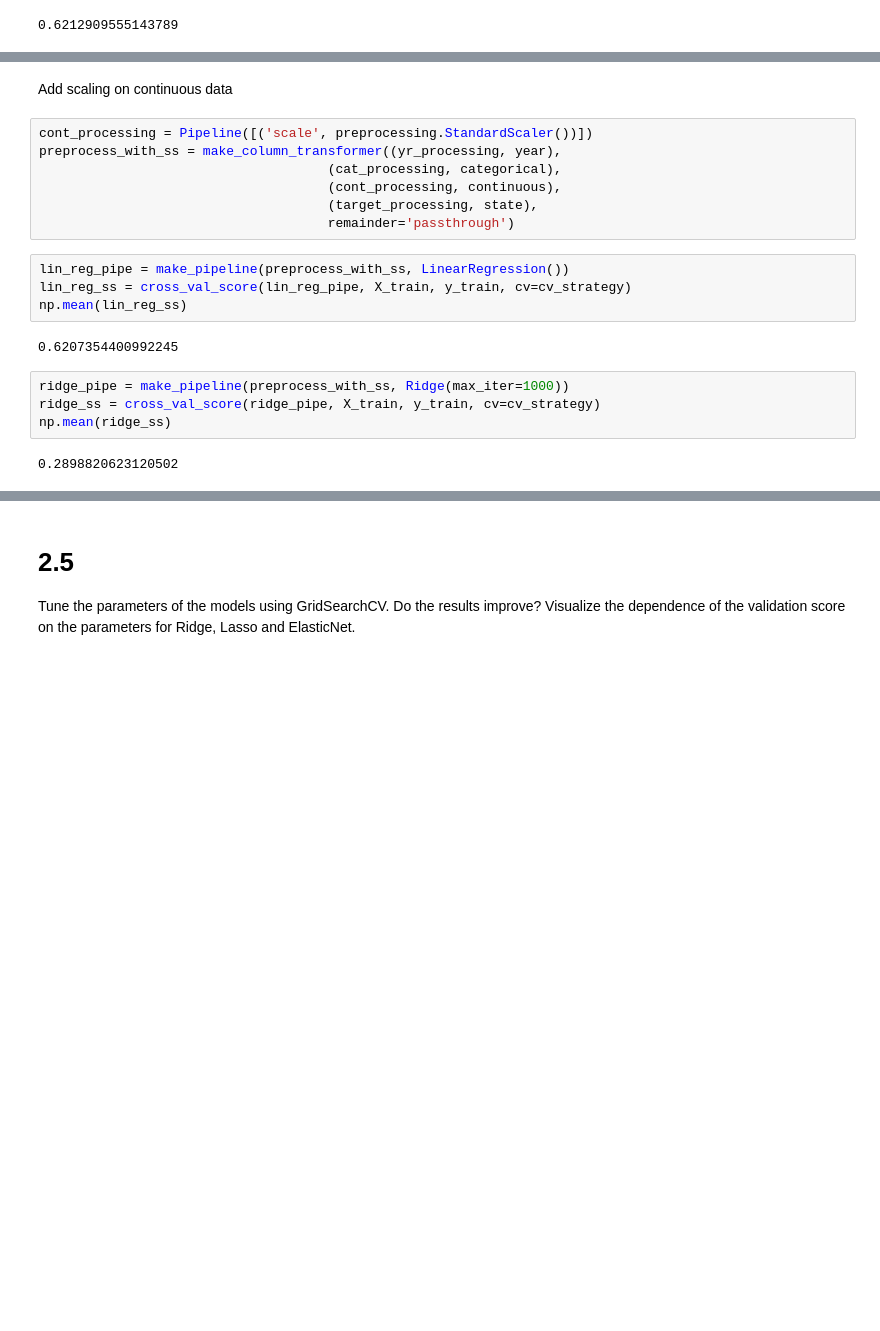
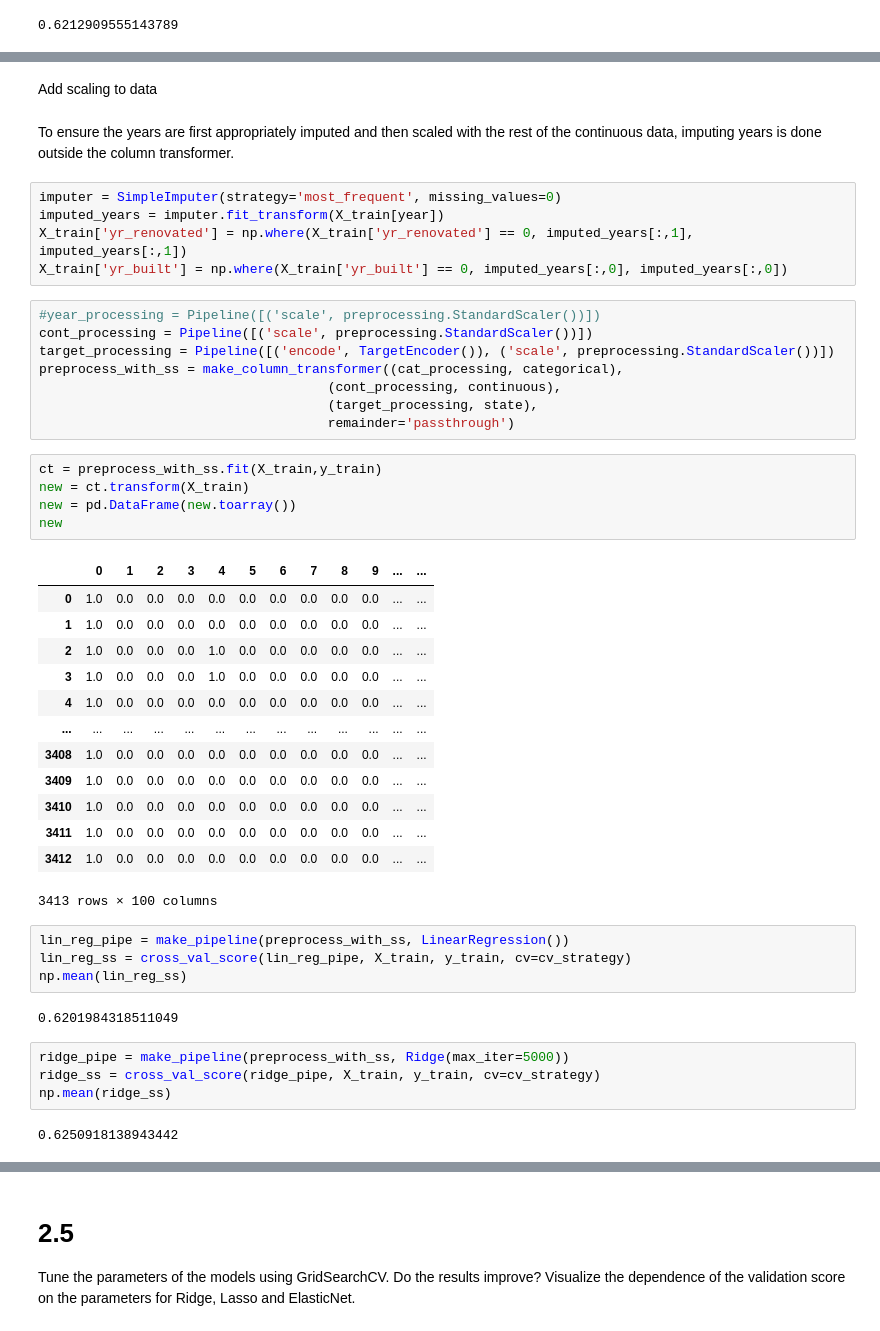
Before and after one commit to dsikka/Applied_ML, a Jupyter notebook: HW2/HW2_Task2.ipynb, the cells around one changed output, grey strips where cells are left out. Drawn from its saved outputs; the diff is of its cells as text; blank space fills up the shorter version.

```diff
--- a/HW2/HW2_Task2.ipynb
+++ b/HW2/HW2_Task2.ipynb
@@ -195,22 +197,49 @@ np.mean(en)
 # %% [markdown]
-Add scaling on continuous data
+Add scaling to data
+# %% [markdown]
+To ensure the years are first appropriately imputed and then scaled with the rest of the continuous data, imputing years is done outside the column transformer.
+# %%
+imputer = SimpleImputer(strategy='most_frequent', missing_values=0)
+imputed_years = imputer.fit_transform(X_train[year])
+X_train['yr_renovated'] = np.where(X_train['yr_renovated'] == 0, imputed_years[:,1], imputed_years[:,1])
+X_train['yr_built'] = np.where(X_train['yr_built'] == 0, imputed_years[:,0], imputed_years[:,0])
 # %%
+#year_processing = Pipeline([('scale', preprocessing.StandardScaler())])
 cont_processing = Pipeline([('scale', preprocessing.StandardScaler())])
-preprocess_with_ss = make_column_transformer((yr_processing, year),
-                                     (cat_processing, categorical),
+target_processing = Pipeline([('encode', TargetEncoder()), ('scale', preprocessing.StandardScaler())])
+preprocess_with_ss = make_column_transformer((cat_processing, categorical),
                                      (cont_processing, continuous),
                                      (target_processing, state),
                                      remainder='passthrough')
+# %%
+ct = preprocess_with_ss.fit(X_train,y_train)
+new = ct.transform(X_train)
+new = pd.DataFrame(new.toarray())
+new
+# %% [output]
+|  | 0 | 1 | 2 | 3 | 4 | 5 | 6 | 7 | 8 | 9 | ... | ... |
+| 0 | 1.0 | 0.0 | 0.0 | 0.0 | 0.0 | 0.0 | 0.0 | 0.0 | 0.0 | 0.0 | ... | ... |
+| 1 | 1.0 | 0.0 | 0.0 | 0.0 | 0.0 | 0.0 | 0.0 | 0.0 | 0.0 | 0.0 | ... | ... |
+| 2 | 1.0 | 0.0 | 0.0 | 0.0 | 1.0 | 0.0 | 0.0 | 0.0 | 0.0 | 0.0 | ... | ... |
+| 3 | 1.0 | 0.0 | 0.0 | 0.0 | 1.0 | 0.0 | 0.0 | 0.0 | 0.0 | 0.0 | ... | ... |
+| 4 | 1.0 | 0.0 | 0.0 | 0.0 | 0.0 | 0.0 | 0.0 | 0.0 | 0.0 | 0.0 | ... | ... |
+| ... | ... | ... | ... | ... | ... | ... | ... | ... | ... | ... | ... | ... |
+| 3408 | 1.0 | 0.0 | 0.0 | 0.0 | 0.0 | 0.0 | 0.0 | 0.0 | 0.0 | 0.0 | ... | ... |
+| 3409 | 1.0 | 0.0 | 0.0 | 0.0 | 0.0 | 0.0 | 0.0 | 0.0 | 0.0 | 0.0 | ... | ... |
+| 3410 | 1.0 | 0.0 | 0.0 | 0.0 | 0.0 | 0.0 | 0.0 | 0.0 | 0.0 | 0.0 | ... | ... |
+| 3411 | 1.0 | 0.0 | 0.0 | 0.0 | 0.0 | 0.0 | 0.0 | 0.0 | 0.0 | 0.0 | ... | ... |
+| 3412 | 1.0 | 0.0 | 0.0 | 0.0 | 0.0 | 0.0 | 0.0 | 0.0 | 0.0 | 0.0 | ... | ... |
+3413 rows × 100 columns
 # %%
 lin_reg_pipe = make_pipeline(preprocess_with_ss, LinearRegression())
 lin_reg_ss = cross_val_score(lin_reg_pipe, X_train, y_train, cv=cv_strategy)
 np.mean(lin_reg_ss)
 # %% [output]
-0.6207354400992245
+0.6201984318511049
 # %%
-ridge_pipe = make_pipeline(preprocess_with_ss, Ridge(max_iter=1000))
+ridge_pipe = make_pipeline(preprocess_with_ss, Ridge(max_iter=5000))
 ridge_ss = cross_val_score(ridge_pipe, X_train, y_train, cv=cv_strategy)
 np.mean(ridge_ss)
 # %% [output]
-0.2898820623120502
+0.6250918138943442
 # %%
```
Also changed, not shown: parts of 34 cells of this notebook.
